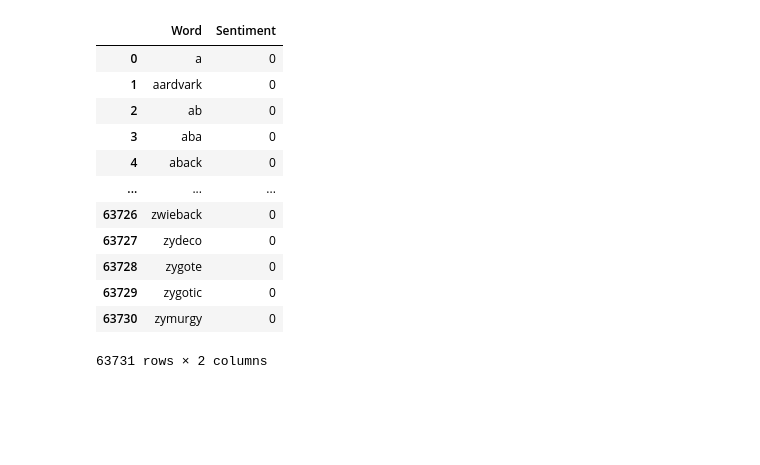
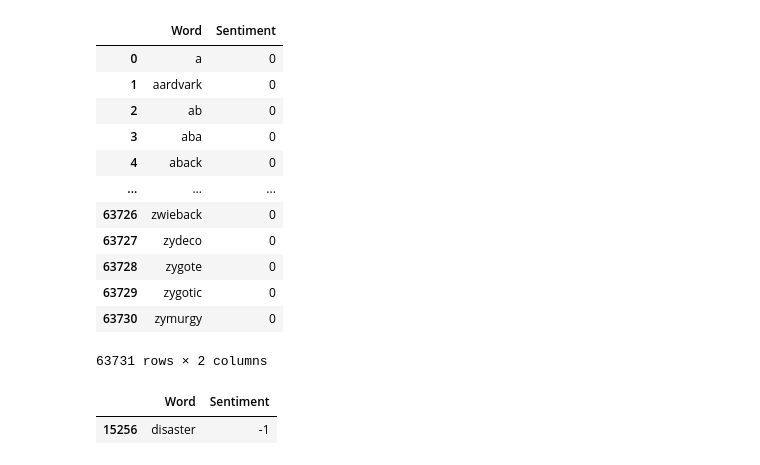
Before and after one commit to yangzehao98/News_Sentiment_Friday_Project, a Jupyter notebook: Sandboxes/Zehao/News_Sentiment_Friday_Project.ipynb, the cells around one changed output. Cells and saved outputs as stored; diff of their text form; code cells hidden in the pictures; blank space fills up the shorter version.

```diff
--- a/Sandboxes/Zehao/News_Sentiment_Friday_Project.ipynb
+++ b/Sandboxes/Zehao/News_Sentiment_Friday_Project.ipynb
@@ -186,3 +204,8 @@ word_sentiment_df
 | 63729 | zygotic | 0 |
 | 63730 | zymurgy | 0 |
 63731 rows × 2 columns
+# %%
+word_sentiment_df[word_sentiment_df['Word'] == 'disaster']
+# %% [output]
+|  | Word | Sentiment |
+| 15256 | disaster | -1 |
```
Also changed, not shown: parts of 3 cells of this notebook.
